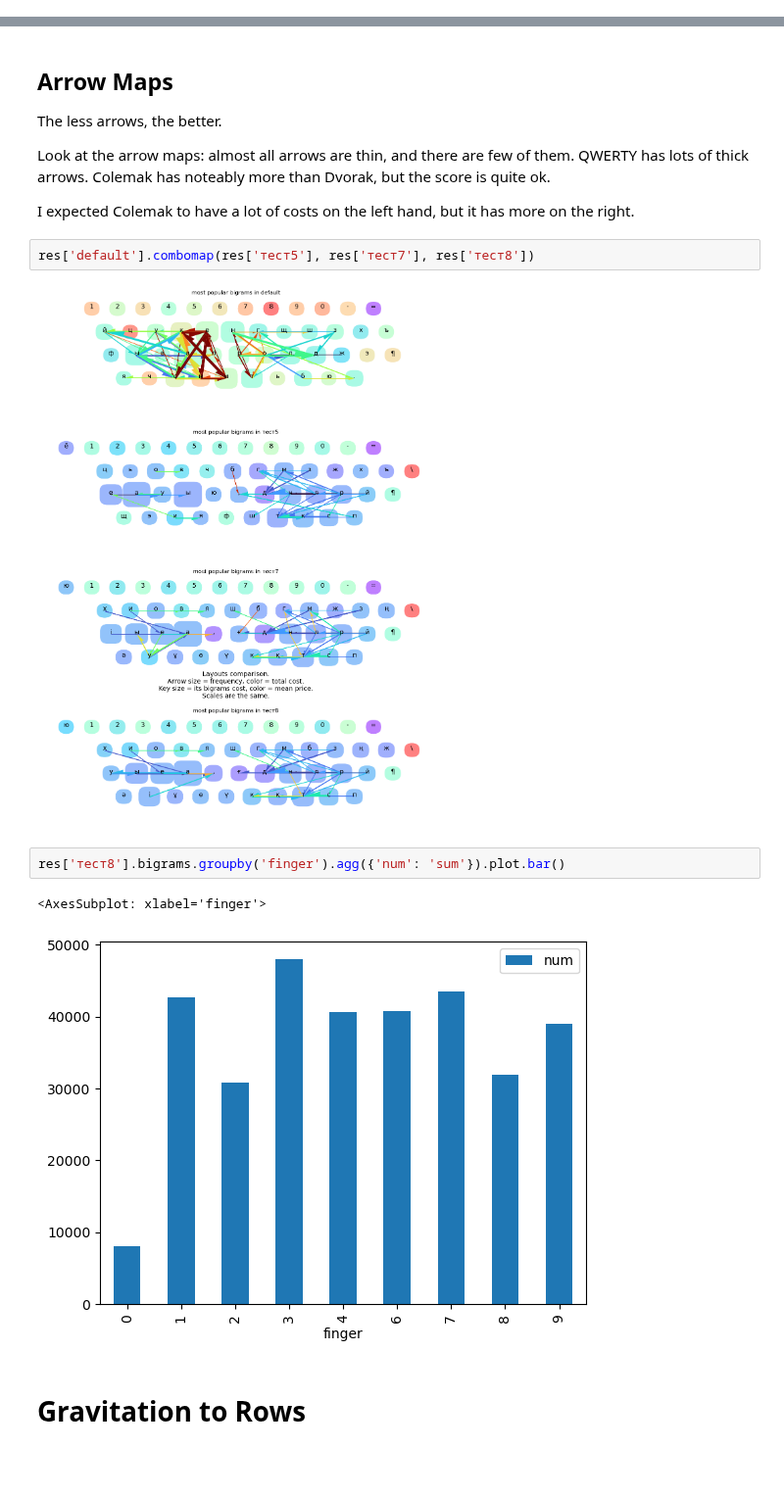
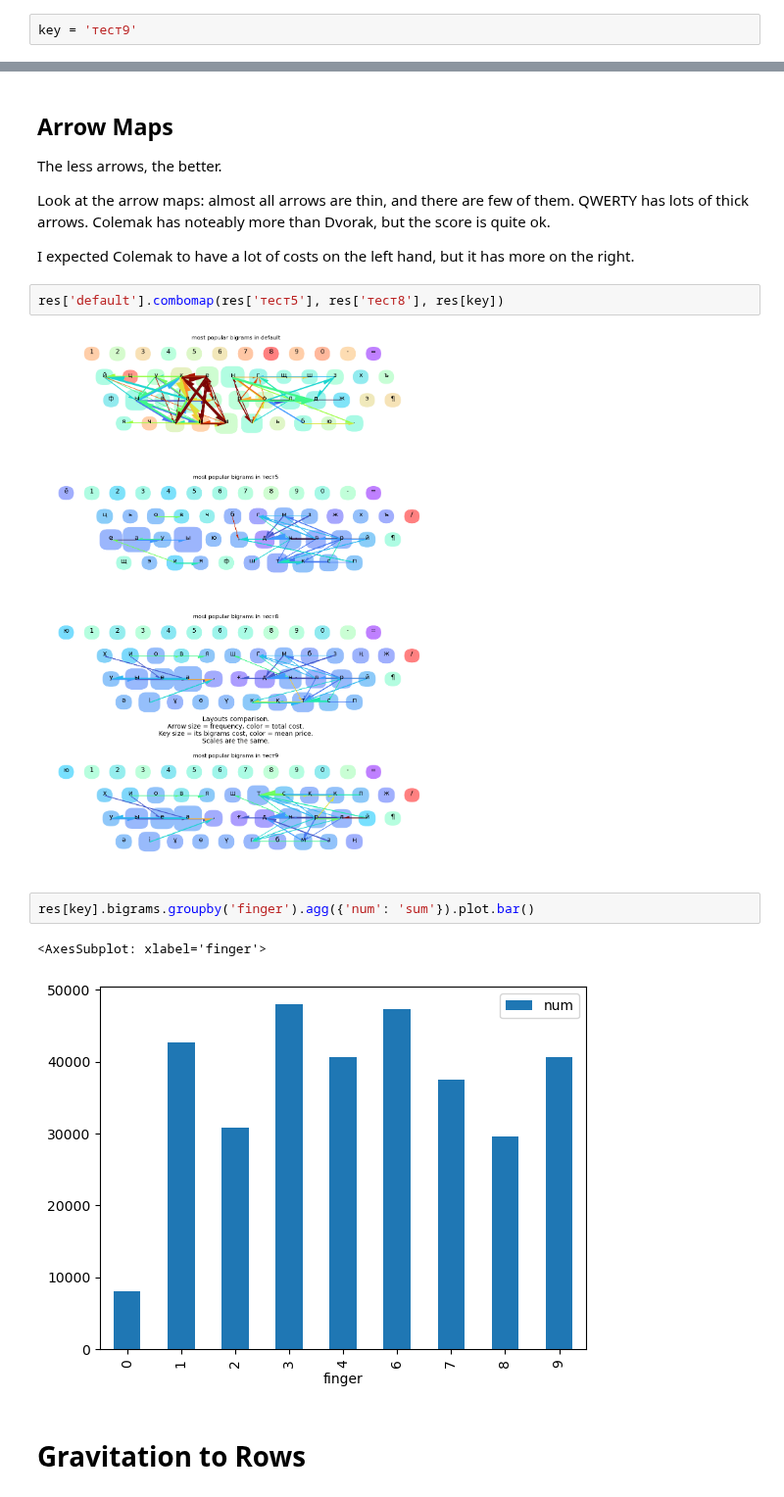
Before and after one commit to culebron/rus-layout-opt, a Jupyter notebook: Kazakh Example.ipynb, the cells around one changed output, grey strips where cells are left out. Shown at 98% size. Cells and saved outputs as stored; diff of their text form; blank space fills up the shorter version.

```diff
--- a/Kazakh Example.ipynb
+++ b/Kazakh Example.ipynb
@@ -308,0 +323,2 @@ res['тест8'].display('freq')
+# %%
+key = 'тест9'
@@ -315,14 +339,14 @@ Look at the arrow maps: almost all arrows are thin, and there are few of them. Q
 
 I expected Colemak to have a lot of costs on the left hand, but it has more on the right.
 # %%
-res['default'].combomap(res['тест5'], res['тест7'], res['тест8'])
+res['default'].combomap(res['тест5'], res['тест8'], res[key])
 # %% [output]
-[figure, old version]
+[figure, new version]
 # %%
-res['тест8'].bigrams.groupby('finger').agg({'num': 'sum'}).plot.bar()
+res[key].bigrams.groupby('finger').agg({'num': 'sum'}).plot.bar()
 # %% [output]
 <AxesSubplot: xlabel='finger'>
-[figure, old version]
+[figure, new version]
 # %% [markdown]
 # Gravitation to Rows
 # %%
```
Also changed, not shown: parts of 12 cells of this notebook, 1 other file.
